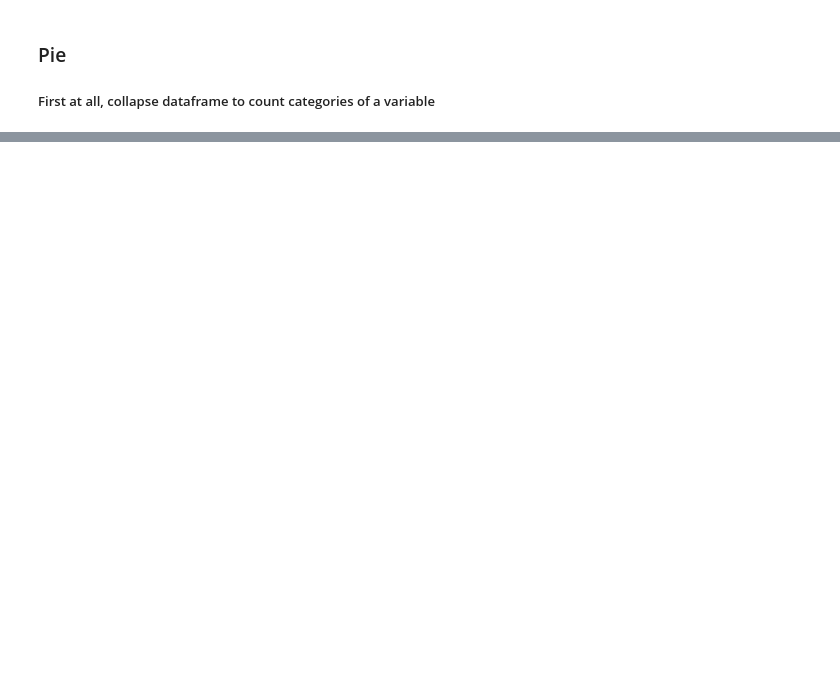
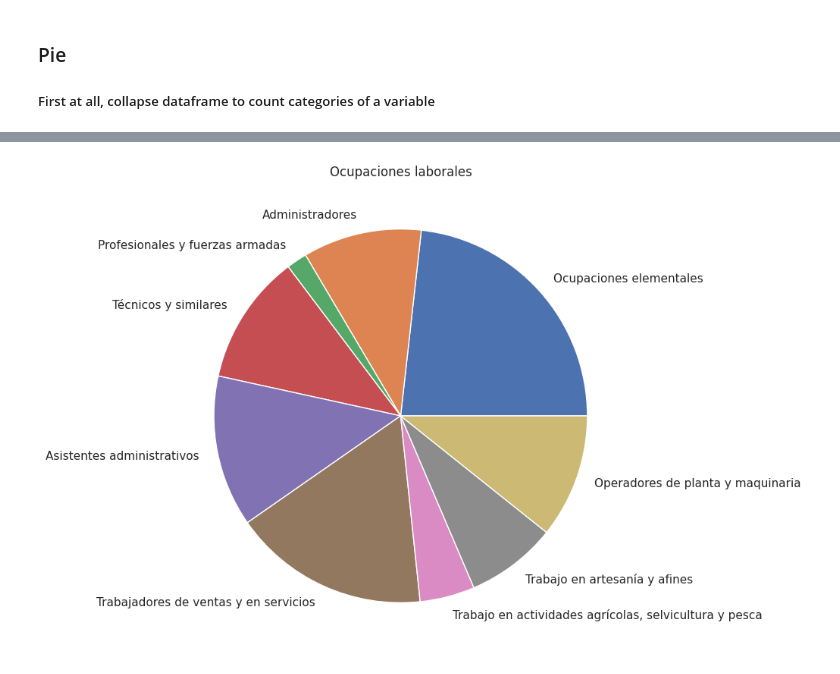
Before and after one commit to JonathanRosasV/PythonBasico2, a Jupyter notebook: Clase_1/python2_clase-1_lab.ipynb, the cells around one changed output, grey strips where cells are left out. Drawn from its saved outputs; the diff is of its cells as text; code cells hidden in the pictures; blank space fills up the shorter version.

```diff
--- a/Clase_1/python2_clase-1_lab.ipynb
+++ b/Clase_1/python2_clase-1_lab.ipynb
@@ -301,7 +378,9 @@ base
 # %%
-base = enaho.groupby('labor').size()
+base = df.groupby('labor').size()
 base.plot(kind='pie', subplots=True, figsize=(8, 8))
 plt.title("Ocupaciones laborales")
 plt.ylabel("")
 plt.show()
+# %% [output]
+[figure, added]
 # %%
```
Also changed, not shown: parts of 48 cells of this notebook.
